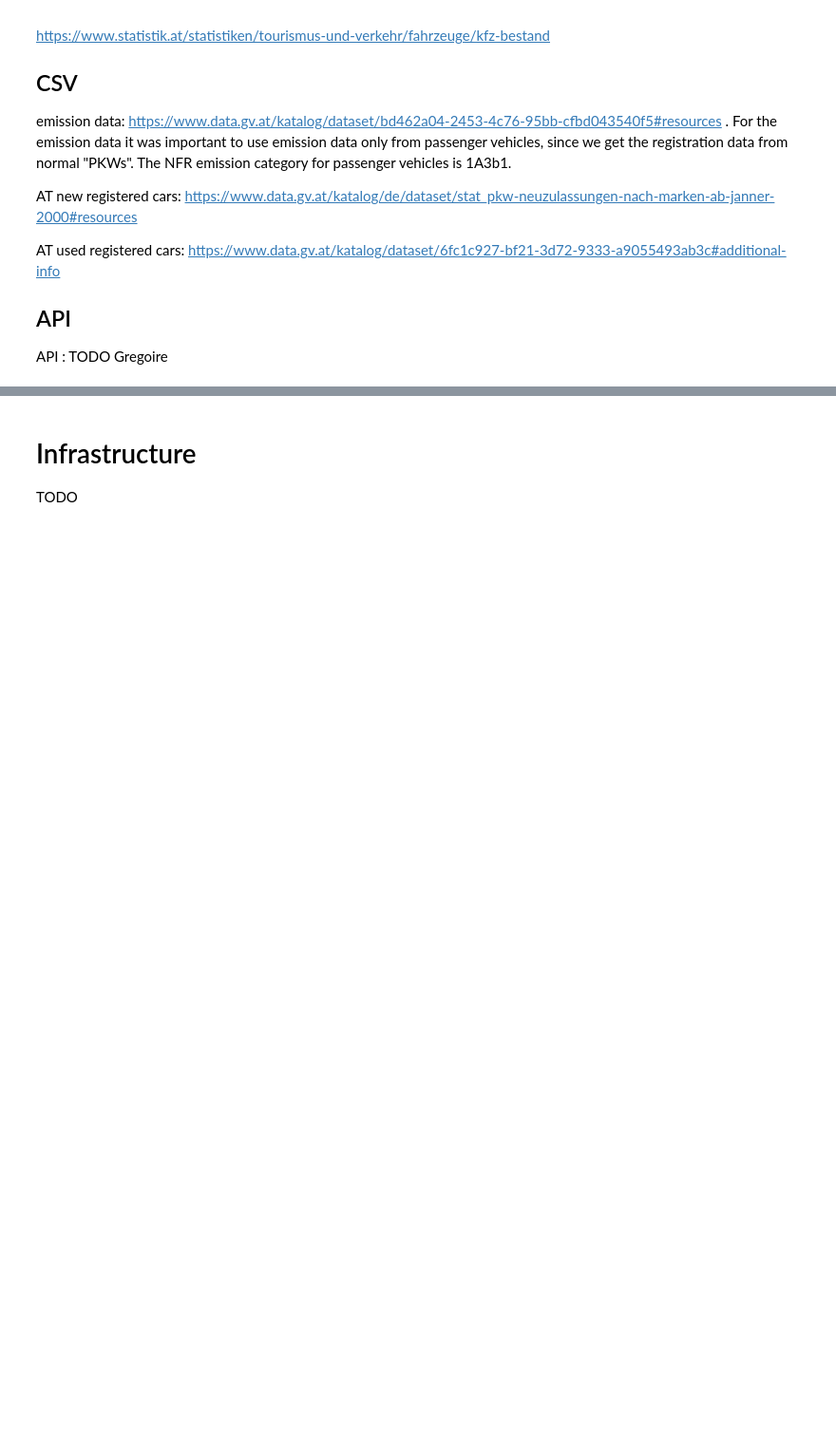
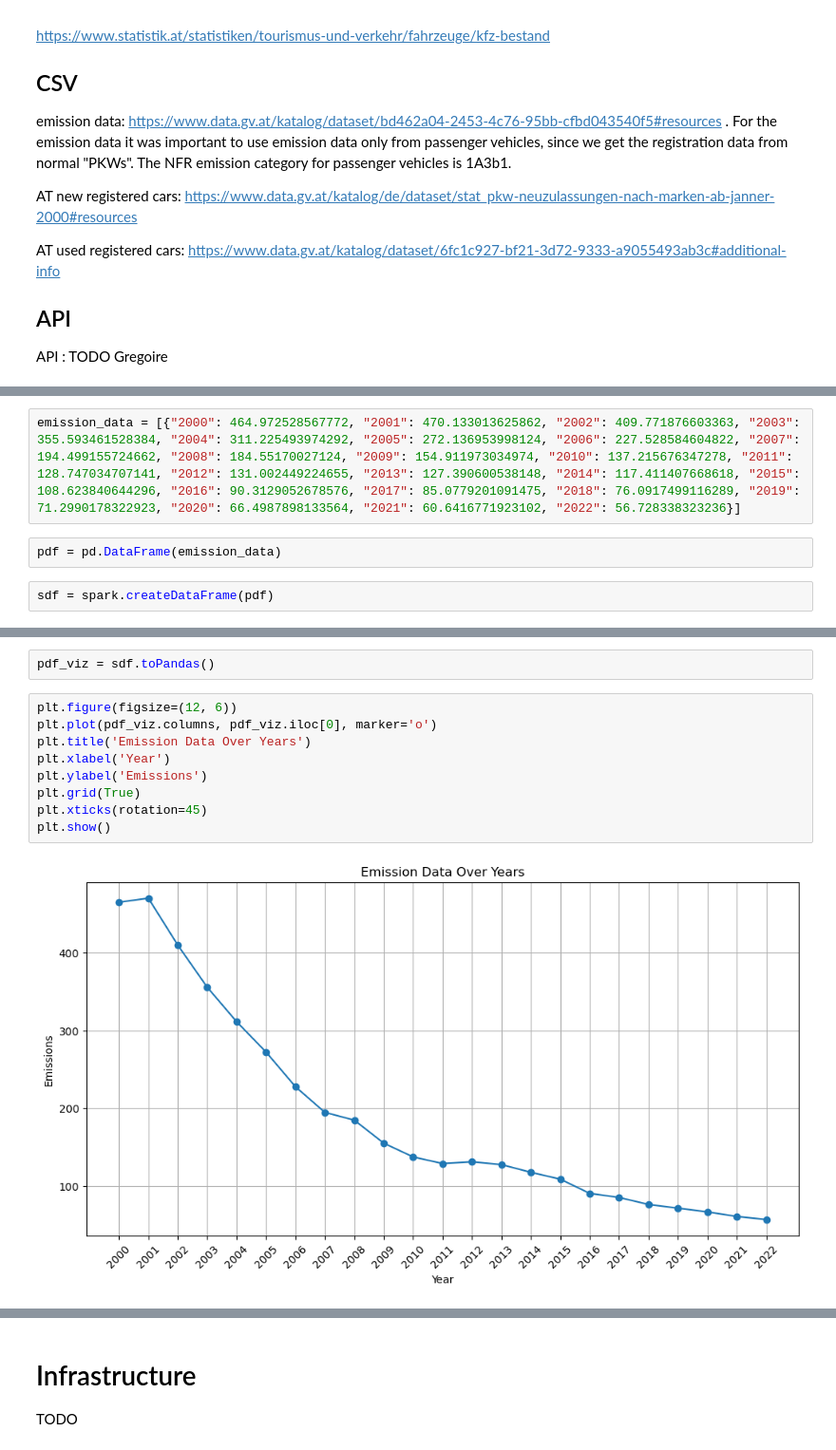
Before and after one commit to huhubi/BDENG, a Jupyter notebook: Projekt/Projekt.ipynb, the cells around one changed output, grey strips where cells are left out. Shown: that part at 95% size. Cells and saved outputs as stored; diff of their text form; blank space fills up the shorter version.

```diff
--- a/Projekt/Projekt.ipynb
+++ b/Projekt/Projekt.ipynb
@@ -33,0 +197,6 @@ API : TODO Gregoire
+# %%
+emission_data = [{"2000": 464.972528567772, "2001": 470.133013625862, "2002": 409.771876603363, "2003": 355.593461528384, "2004": 311.225493974292, "2005": 272.136953998124, "2006": 227.528584604822, "2007": 194.499155724662, "2008": 184.55170027124, "2009": 154.911973034974, "2010": 137.215676347278, "2011": 128.747034707141, "2012": 131.002449224655, "2013": 127.390600538148, "2014": 117.411407668618, "2015": 108.623840644296, "2016": 90.3129052678576, "2017": 85.0779201091475, "2018": 76.0917499116289, "2019": 71.2990178322923, "2020": 66.4987898133564, "2021": 60.6416771923102, "2022": 56.728338323236}]
+# %%
+pdf = pd.DataFrame(emission_data)
+# %%
+sdf = spark.createDataFrame(pdf)
@@ -33,0 +211,13 @@ API : TODO Gregoire
+# %%
+pdf_viz = sdf.toPandas()
+# %%
+plt.figure(figsize=(12, 6))
+plt.plot(pdf_viz.columns, pdf_viz.iloc[0], marker='o')
+plt.title('Emission Data Over Years')
+plt.xlabel('Year')
+plt.ylabel('Emissions')
+plt.grid(True)
+plt.xticks(rotation=45)
+plt.show()
+# %% [output]
+[figure, added]
```
Also changed, not shown: parts of 16 cells of this notebook.
